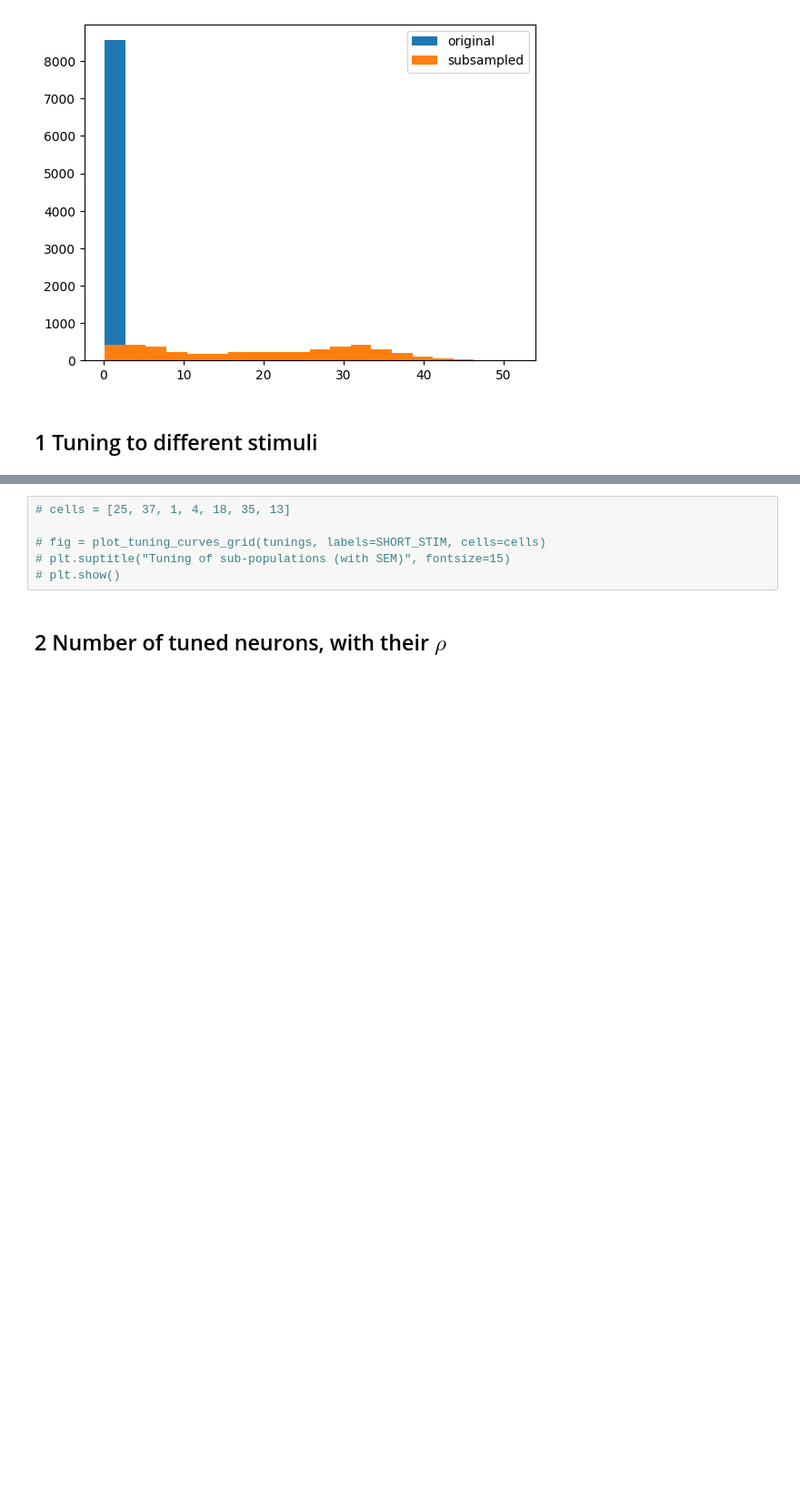
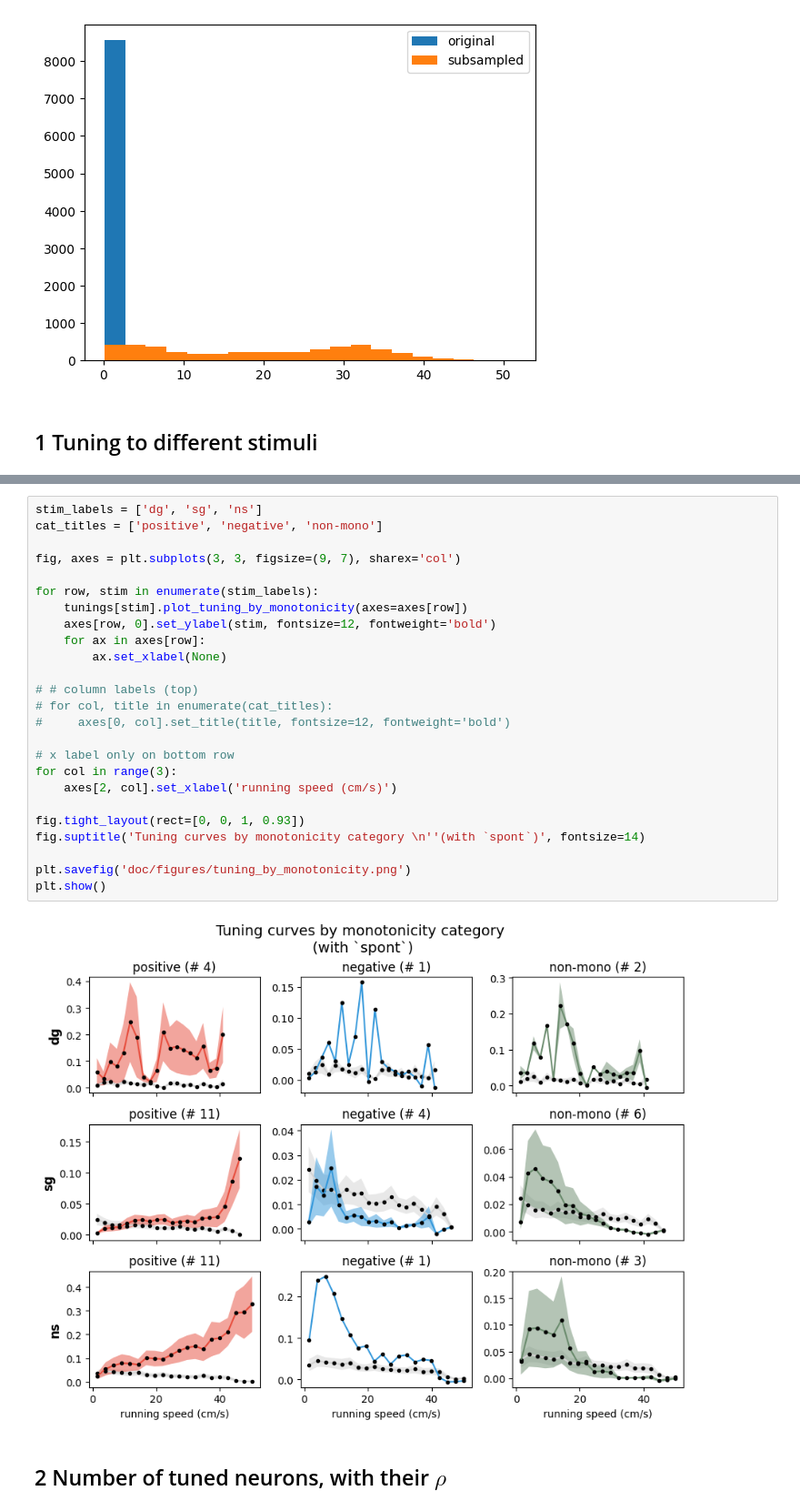
Before and after one commit to ZhidongZhang96/NDS-V1-RunningNaturalMod, a Jupyter notebook: Session A.ipynb, the cells around one changed output, grey strips where cells are left out. Shown at 91% size. Drawn from its saved outputs; the diff is of its cells as text; blank space fills up the shorter version.

```diff
--- a/Session A.ipynb
+++ b/Session A.ipynb
@@ -48,9 +49,30 @@ plt.show()
 # %%
-# cells = [25, 37, 1, 4, 18, 35, 13]
+stim_labels = ['dg', 'sg', 'ns']
+cat_titles = ['positive', 'negative', 'non-mono']
 
-# fig = plot_tuning_curves_grid(tunings, labels=SHORT_STIM, cells=cells)
-# plt.suptitle("Tuning of sub-populations (with SEM)", fontsize=15)
-# plt.show()
+fig, axes = plt.subplots(3, 3, figsize=(9, 7), sharex='col')
+
+for row, stim in enumerate(stim_labels):
+    tunings[stim].plot_tuning_by_monotonicity(axes=axes[row])
+    axes[row, 0].set_ylabel(stim, fontsize=12, fontweight='bold')
+    for ax in axes[row]:
+        ax.set_xlabel(None)
+
+# # column labels (top)
+# for col, title in enumerate(cat_titles):
+#     axes[0, col].set_title(title, fontsize=12, fontweight='bold')
+
+# x label only on bottom row
+for col in range(3):
+    axes[2, col].set_xlabel('running speed (cm/s)')
+
+fig.tight_layout(rect=[0, 0, 1, 0.93])
+fig.suptitle('Tuning curves by monotonicity category \n''(with `spont`)', fontsize=14)
+
+plt.savefig('doc/figures/tuning_by_monotonicity.png')
+plt.show()
+# %% [output]
+[figure, added]
 # %% [markdown]
 ## 2 Number of tuned neurons, with their $\rho$
 # %%
```
Also changed, not shown: parts of 6 cells of this notebook, 6 other files.
